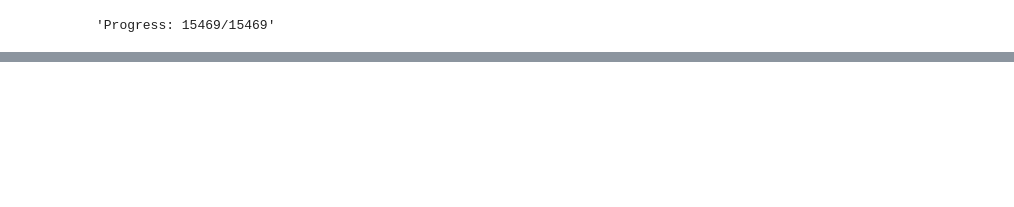
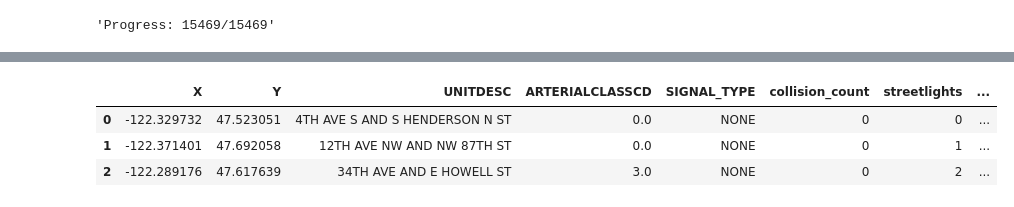
Before and after one commit to glaedr07/Collisions_Seattle, a Jupyter notebook: 570-merging.ipynb, the cells around one changed output, grey strips where cells are left out. Saved outputs shown, nothing was run; the diff lists cells and outputs as text; code cells hidden in the pictures; blank space fills up the shorter version.

```diff
--- a/570-merging.ipynb
+++ b/570-merging.ipynb
@@ -518,0 +550,10 @@ intersections_collision_streetlights_streets.to_csv("MergedData/intersections_co
+# %%
+columns_to_drop = ['Street1', 'Street2', 'PVMTCONDINDX2_mean']
+intersections_collision_streetlights_streets.drop(columns=columns_to_drop, inplace=True)
+# %%
+intersections_collision_streetlights_streets.head(3)
+# %% [output]
+|  | X | Y | UNITDESC | ARTERIALCLASSCD | SIGNAL_TYPE | collision_count | streetlights | ... |
+| 0 | -122.329732 | 47.523051 | 4TH AVE S AND S HENDERSON N ST | 0.0 | NONE | 0 | 0 | ... |
+| 1 | -122.371401 | 47.692058 | 12TH AVE NW AND NW 87TH ST | 0.0 | NONE | 0 | 1 | ... |
+| 2 | -122.289176 | 47.617639 | 34TH AVE AND E HOWELL ST | 3.0 | NONE | 0 | 2 | ... |
```
Also changed, not shown: parts of 12 cells of this notebook, 1 other file.
